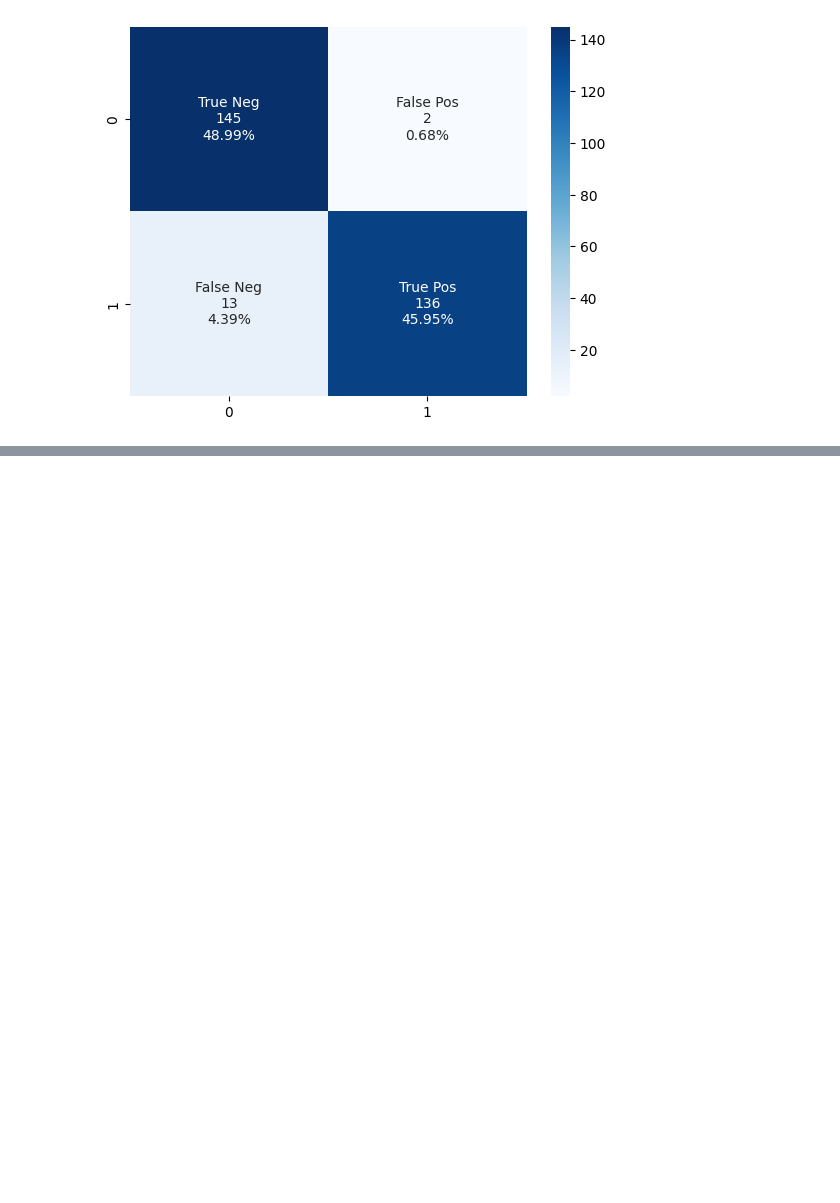
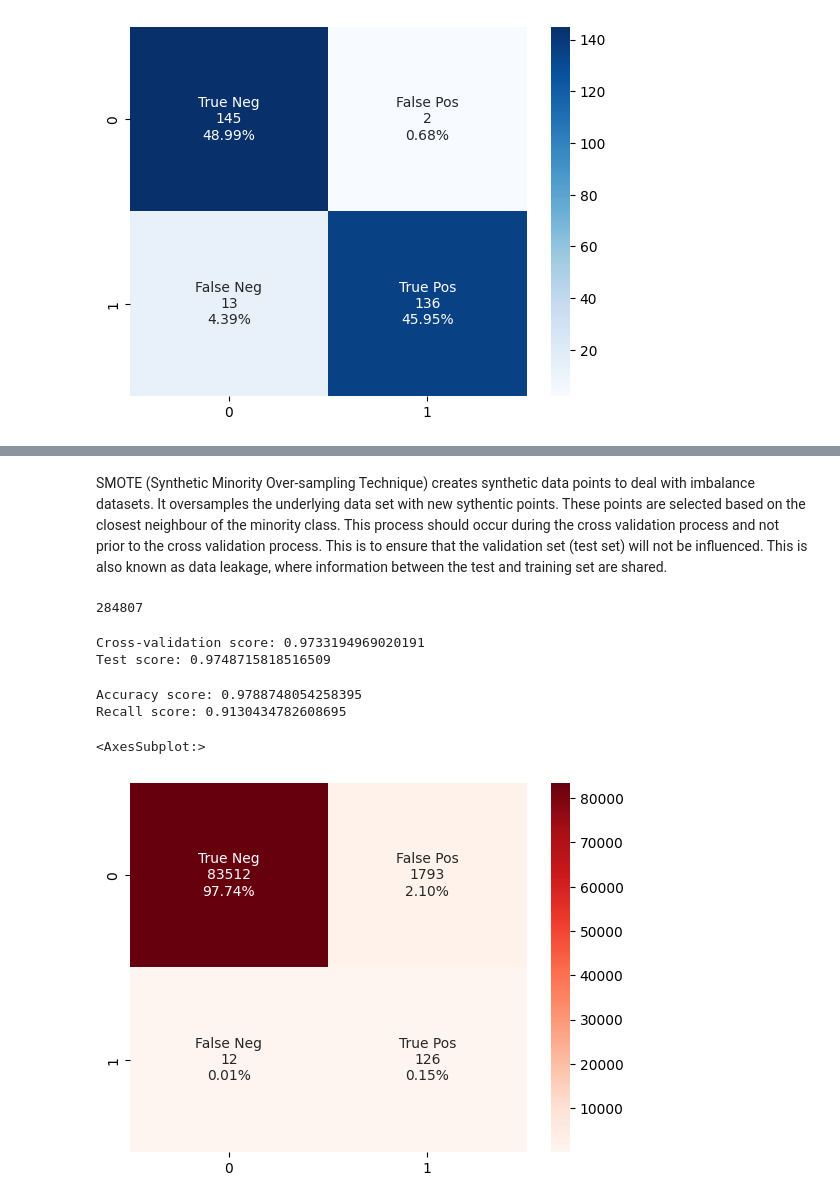
Before and after one commit to Jeyxiang/fraud_detection, a Jupyter notebook: fraud_detector.ipynb, the cells around one changed output, grey strips where cells are left out. Cells and saved outputs as stored; diff of their text form; code cells hidden in the pictures; blank space fills up the shorter version.

```diff
--- a/fraud_detector.ipynb
+++ b/fraud_detector.ipynb
@@ -288,0 +292,2 @@ One limitation of using a resampled dataset is that it is not representative of
+# %% [markdown]
+SMOTE (Synthetic Minority Over-sampling Technique) creates synthetic data points to deal with imbalance datasets. It oversamples the underlying data set with new sythentic points. These points are selected based on the closest neighbour of the minority class. This process should occur during the cross validation process and not prior to the cross validation process. This is to ensure that the validation set (test set) will not be influenced. This is also known as data leakage, where information between the test and training set are shared.
@@ -288,0 +299,62 @@ One limitation of using a resampled dataset is that it is not representative of
+# %%
+# Using the original, imbalanced data set
+X_original = df.drop('Class',axis = 1)
+Y_original = df['Class']
+len(X_original)
+# %% [output]
+284807
+# %%
+X_train, X_test, y_train, y_test = train_test_split(X_original ,Y_original, test_size = 0.3,random_state = 40)
+
+# Use logistic regression
+log_params = {'classifier__C': np.logspace(-4,4,20)}
+log_reg_sm = LogisticRegression(max_iter = 400)
+
+
+# Include SMOTE into the pipeline so that SMOTE is done before cross-validation
+
+# sampling strategy set to minority - minority class resampled only
+pipeline = imbpipeline(steps = [['smote', SMOTE(random_state=11,sampling_strategy='minority')],
+                                ['classifier', log_reg_sm]])
+
+
+# evaluation of model performance base on roc-auc metric
+# The higher the AUC, the better the model’s performance at distinguishing between the positive and negative classes.
+grid_search = GridSearchCV(estimator=pipeline,
+                           param_grid=log_params,
+                           scoring='roc_auc',
+                           cv=5,
+                           n_jobs=-1)
+
+grid_search.fit(X_train, y_train)
+cv_score = grid_search.best_score_
+test_score = grid_search.score(X_test, y_test)
+print(f'Cross-validation score: {cv_score}\nTest score: {test_score}')
+# %% [output]
+Cross-validation score: 0.9733194969020191
+Test score: 0.9748715818516509
+# %%
+predicted = grid_search.predict(X_test)
+print(f'Accuracy score: {accuracy_score(y_test,predicted)}')
+print(f'Recall score: {recall_score(y_test,predicted)}')
+# %% [output]
+Accuracy score: 0.9788748054258395
+Recall score: 0.9130434782608695
+# %%
+# Compute confusion matrix
+cf_matrix_2 = confusion_matrix(y_test,predicted)
+
+# top left (TN)
+# top right (FN)
+# bottom left (FP)
+# bottom right (TP)
+
+group_names = ["True Neg","False Pos","False Neg","True Pos"]
+group_counts = ["{0:0.0f}".format(value) for value in cf_matrix_2.flatten()]
+group_percentages = ["{0:.2%}".format(value) for value in cf_matrix_2.flatten()/np.sum(cf_matrix_2)]
+labels = [f"{v1}\n{v2}\n{v3}" for v1, v2, v3 in zip(group_names,group_counts,group_percentages)]
+labels = np.asarray(labels).reshape(2,2)
+sns.heatmap(cf_matrix_2, annot=labels, fmt="", cmap='Reds')
+# %% [output]
+<AxesSubplot:>
+[figure, added]
```
Also changed, not shown: parts of 5 cells of this notebook.
